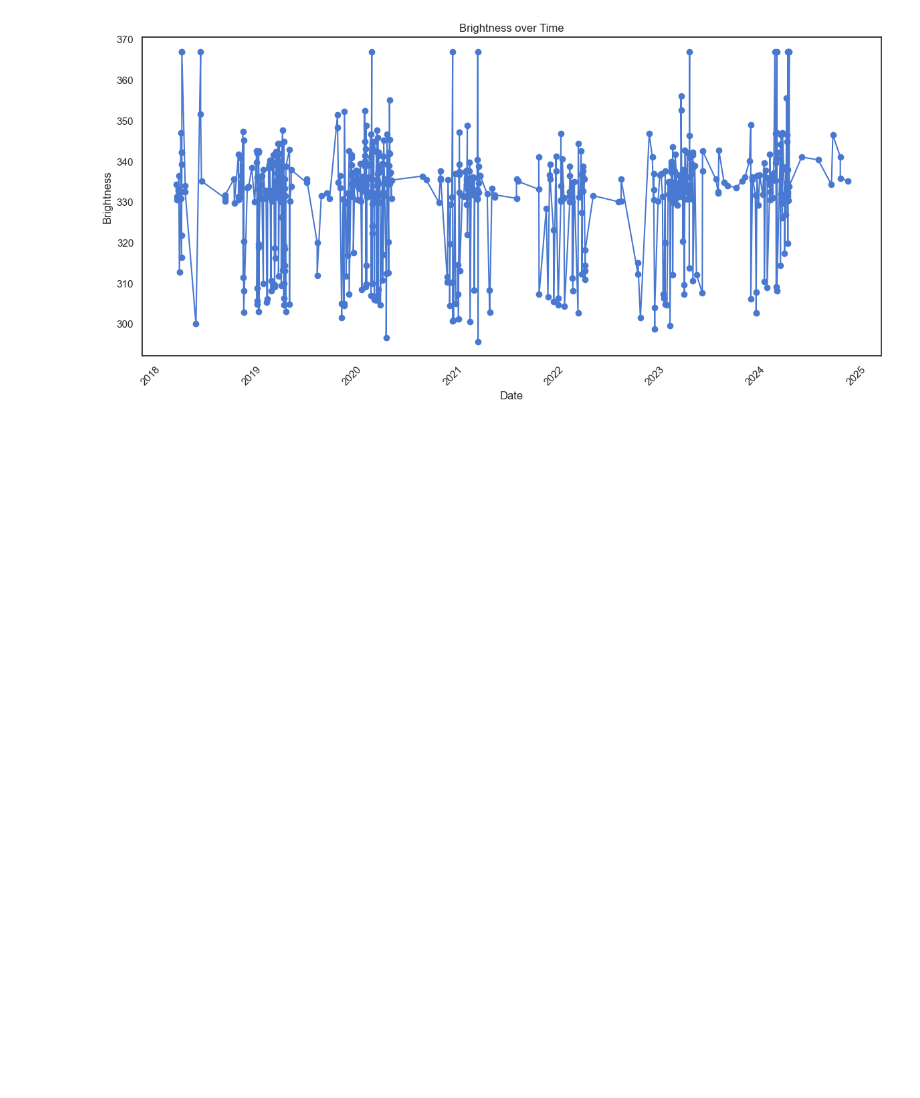
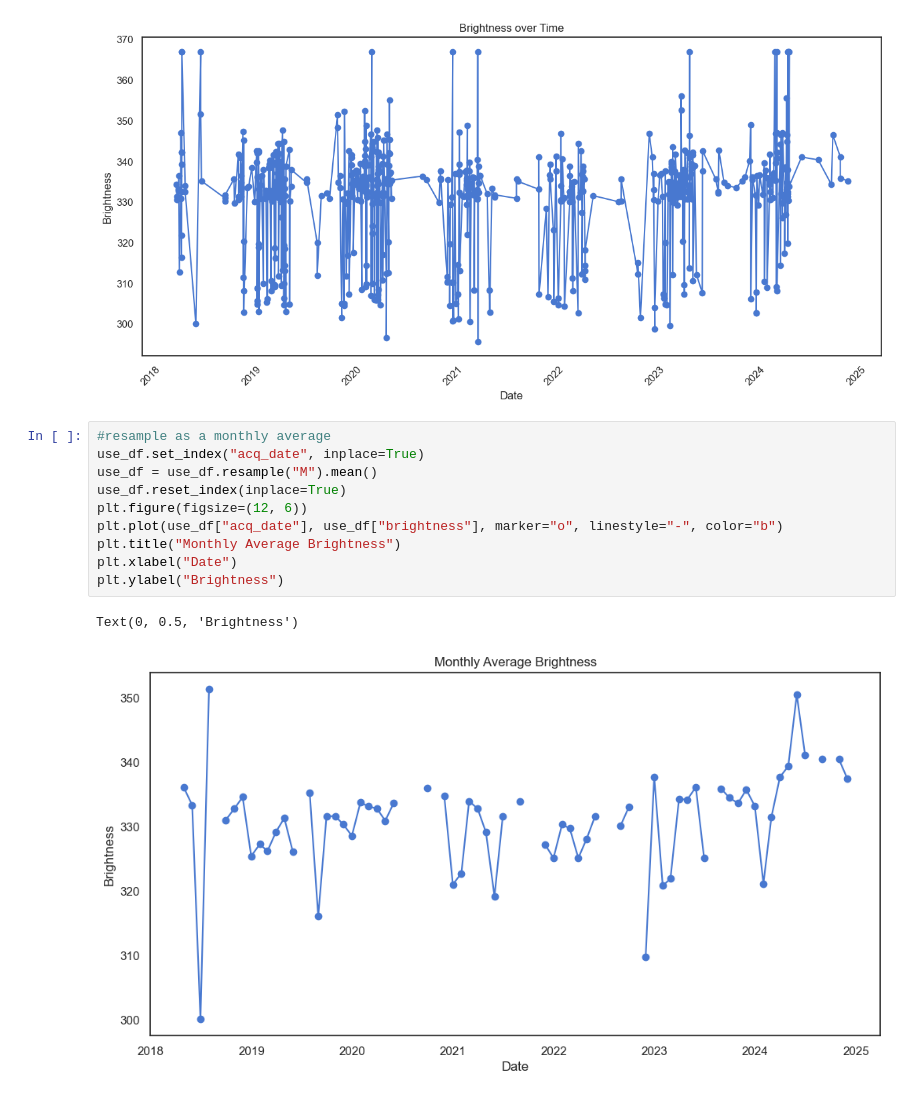
Before and after one commit to smolguyonearth/whoopenthisisgay, a Jupyter notebook: code_poysian/working_code/fire_inspect.ipynb, the cells around one changed output. Drawn from its saved outputs; the diff is of its cells as text; blank space fills up the shorter version.

```diff
--- a/code_poysian/working_code/fire_inspect.ipynb
+++ b/code_poysian/working_code/fire_inspect.ipynb
@@ -98,3 +98,16 @@ Try using .loc[row_indexer,col_indexer] = value instead
 See the caveats in the documentation: https://pandas.pydata.org/pandas-docs/stable/user_guide/indexing.html#returning-a-view-versus-a-copy
   use_df["acq_date"] = pd.to_datetime(use_df["acq_date"])
 [figure]
+# %%
+#resample as a monthly average
+use_df.set_index("acq_date", inplace=True)
+use_df = use_df.resample("M").mean()
+use_df.reset_index(inplace=True)
+plt.figure(figsize=(12, 6))
+plt.plot(use_df["acq_date"], use_df["brightness"], marker="o", linestyle="-", color="b")
+plt.title("Monthly Average Brightness")
+plt.xlabel("Date")
+plt.ylabel("Brightness")
+# %% [output]
+Text(0, 0.5, 'Brightness')
+[figure, added]
```
Also changed, not shown: parts of 10 cells of this notebook, 4 other files.
